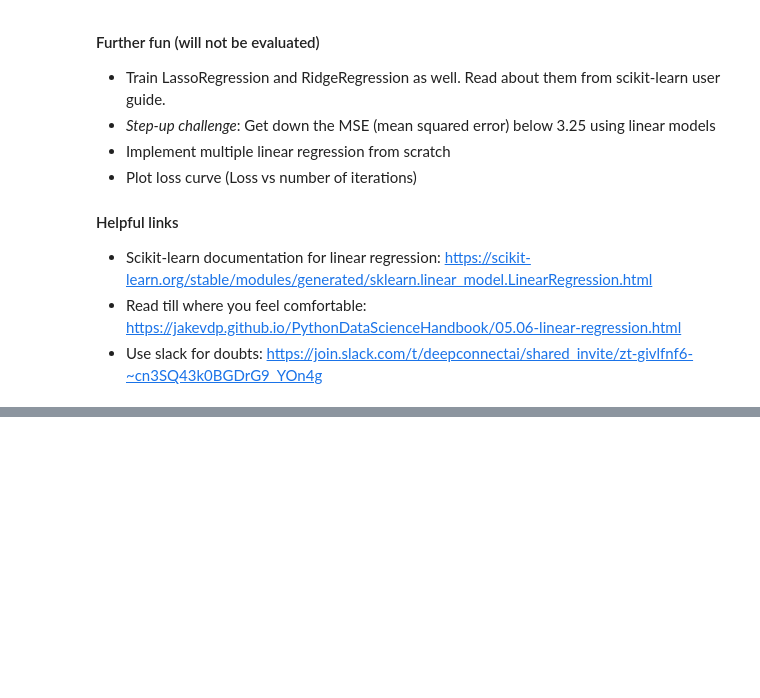
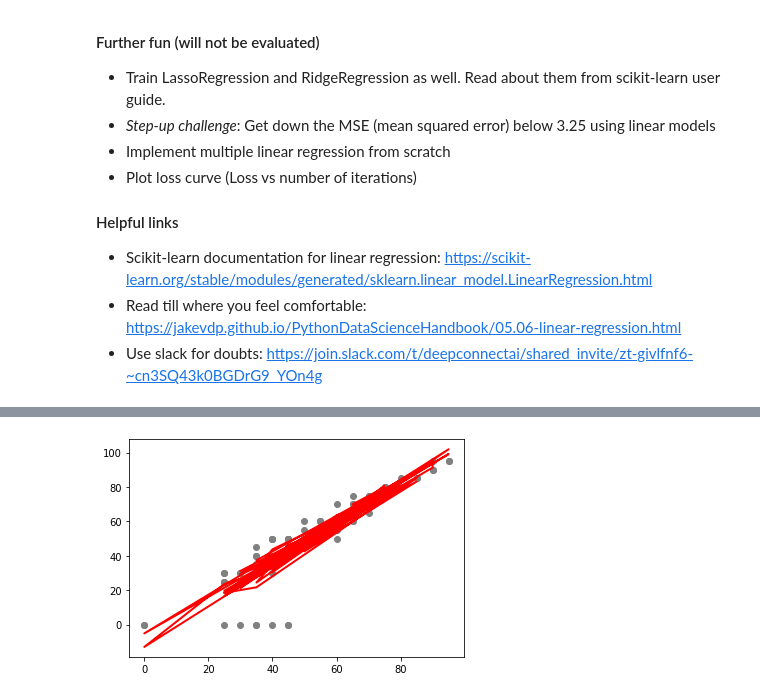
Before and after one commit to sparsh0427/BU_Semester_5, a Jupyter notebook: ECSE303L_AI_AND_ML/LABS/Week_2/task_2_multiple.ipynb, the cells around one changed output, grey strips where cells are left out. Cells and saved outputs as stored; diff of their text form; code cells hidden in the pictures; blank space fills up the shorter version.

```diff
--- a/ECSE303L_AI_AND_ML/LABS/Week_2/task_2_multiple.ipynb
+++ b/ECSE303L_AI_AND_ML/LABS/Week_2/task_2_multiple.ipynb
@@ -86,6 +132,8 @@ y =
+# %%
+x_train,x_test,y_train,y_test=train_test_split(X,y,test_size=0.25,random_state=42)
 # %%
 # Initialize the model
-model =
+model = LinearRegression()
 # %%
 # Fit the model. Wait! We will complete this step for you ;)
-model.fit(X, y)
+model.fit(x_train, y_train)
@@ -91,0 +142,5 @@ model.fit(X, y)
+# %%
+# Predict on training data
+y_pred = model.predict(x_test)
+df = pd.DataFrame({'Actual': y_test, 'Predicted': y_pred})
+df
@@ -100,0 +191,6 @@ print("Predicted grade:",model.predict(new_data))
+# %%
+plt.scatter(x_test.G2, y_test,  color='gray')
+plt.plot(x_test.G2, y_pred, color='red', linewidth=2)
+plt.show()
+# %% [output]
+[figure, added]
```
Also changed, not shown: parts of 13 cells of this notebook, 1 other file.
